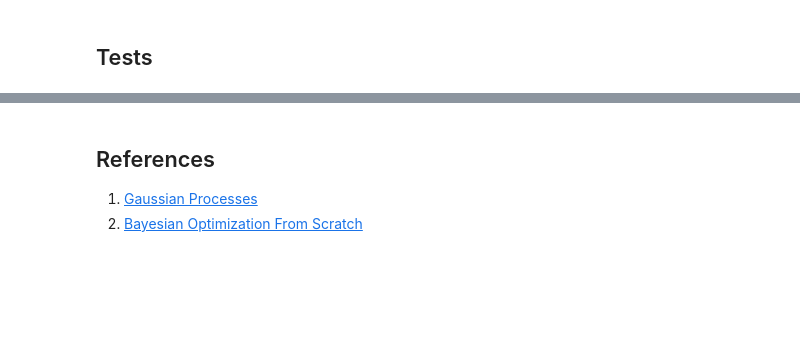
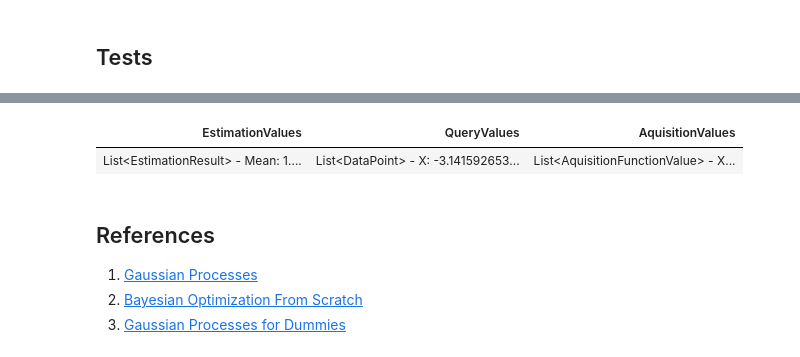
Before and after one commit to MokoSan/Bayesian-Optimization-in-FSharp, a Jupyter notebook: GP_Prototype.ipynb, the cells around one changed output, grey strips where cells are left out. Cells and saved outputs as stored; diff of their text form; code cells hidden in the pictures; blank space fills up the shorter version.

```diff
--- a/GP_Prototype.ipynb
+++ b/GP_Prototype.ipynb
@@ -203,5 +302,24 @@ kStar: [|7.157165835e-18; 7.157165835e-18|]
+# %%
+#r "C:\Users\mukun\source\repos\GP\GP\bin\Debug\netcoreapp2.0\GP.dll"
+
+
+using GP;
+using GP.Kernels;
+using GP.AquisitionFunctions;
+using MathNet.Numerics;
+using MathNet.Numerics.LinearAlgebra;
+using MathNet.Numerics.Distributions;
+
+var kernel = new GaussianKernel(0.1, 1);
+var model = new Model(kernel, -Math.PI, Math.PI, 300, Trig.Sin);
+var extrema = model.FindExtrema(Goal.Max, 40);
+extrema
+# %% [output]
+| EstimationValues | QueryValues | AquisitionValues |
+| List<EstimationResult> - Mean: 1.... | List<DataPoint> - X: -3.141592653... | List<AquisitionFunctionValue> - X... |
 # %% [markdown]
 ## References
 
 1. [Gaussian Processes](http://krasserm.github.io/2018/03/19/gaussian-processes/)
 2. [Bayesian Optimization From Scratch](https://machinelearningmastery.com/what-is-bayesian-optimization/)
+3. [Gaussian Processes for Dummies](http://katbailey.github.io/post/gaussian-processes-for-dummies/)
```
Also changed, not shown: parts of 18 cells of this notebook.
